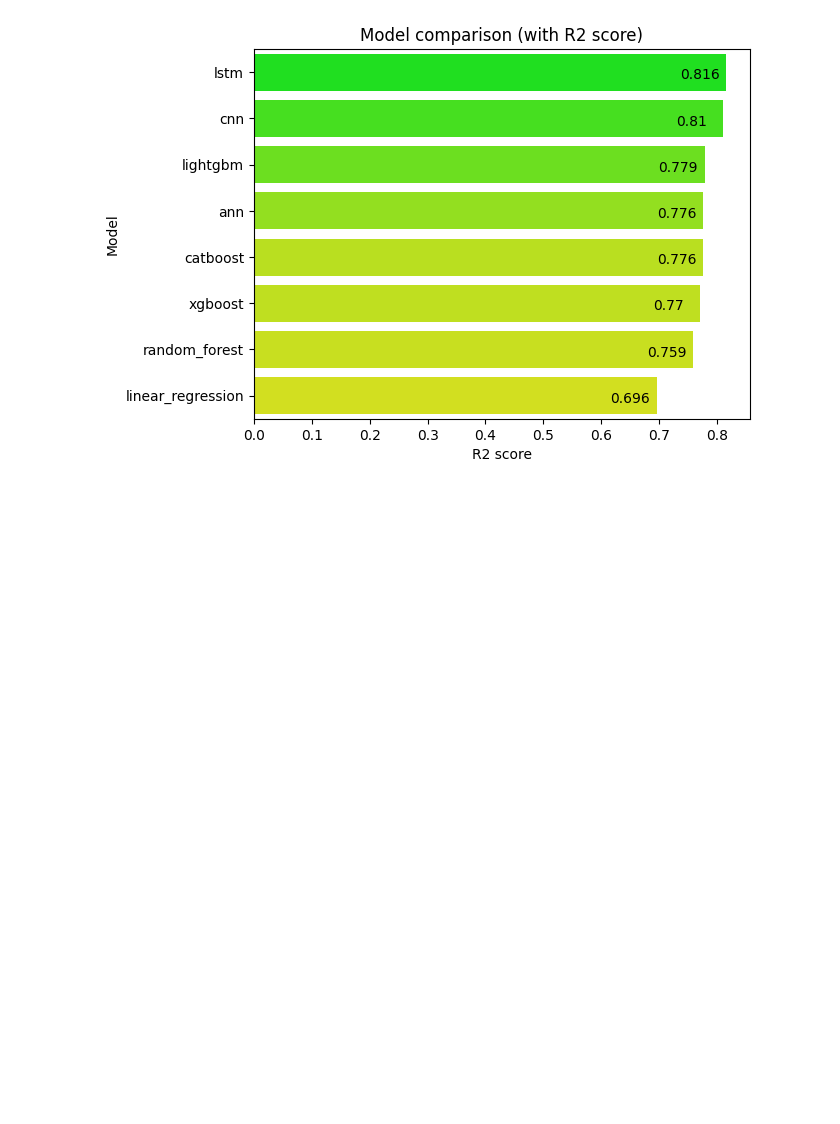
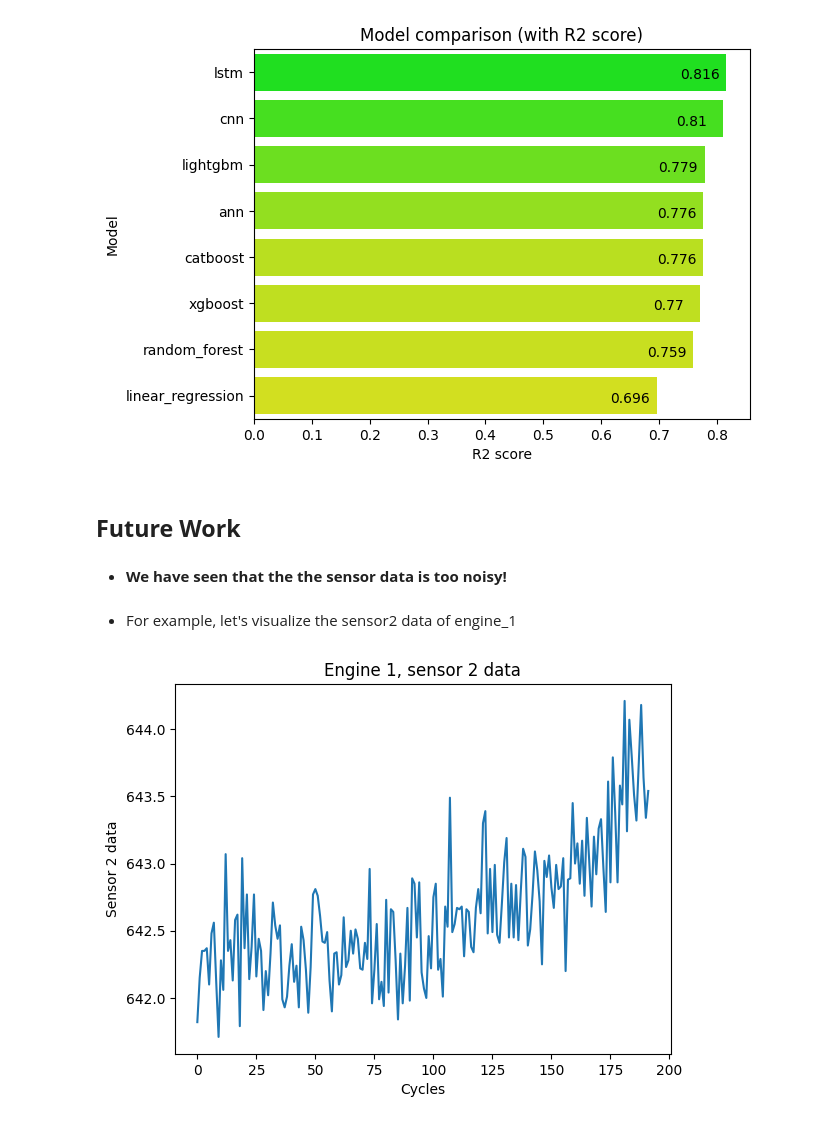
Before and after one commit to Mainakcris7/RUL_CMAPSS, a Jupyter notebook: rul_prediction.ipynb, the cells around one changed output. Saved outputs shown, nothing was run; the diff lists cells and outputs as text; code cells hidden in the pictures; blank space fills up the shorter version.

Commit message:
Future work added

```diff
--- a/rul_prediction.ipynb
+++ b/rul_prediction.ipynb
@@ -988,3 +1001,17 @@ plt.xlabel("R2 score")
 plt.title("Model comparison (with R2 score)");
 # %% [output]
 [figure]
+# %% [markdown]
+## **Future Work**
+# %% [markdown]
+- **We have seen that the the sensor data is too noisy!**
+# %% [markdown]
+- For example, let's visualize the sensor2 data of engine_1
+# %%
+engine_1 = data_grp.get_group(1)
+sns.lineplot(engine_1["sensor2"])
+plt.xlabel("Cycles")
+plt.ylabel("Sensor 2 data")
+plt.title("Engine 1, sensor 2 data");
+# %% [output]
+[figure, added]
```
Also changed, not shown: parts of 18 cells of this notebook.
